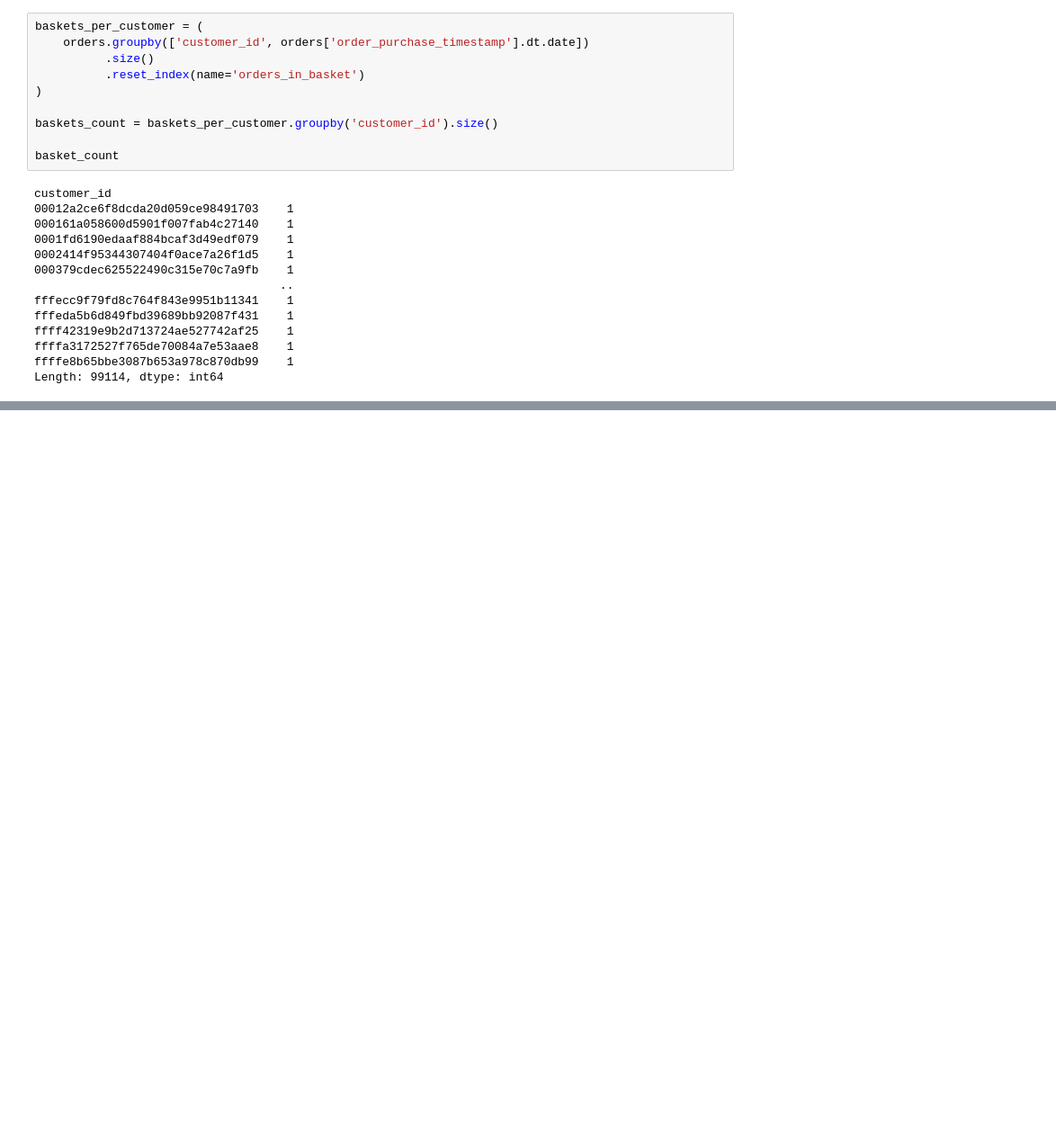
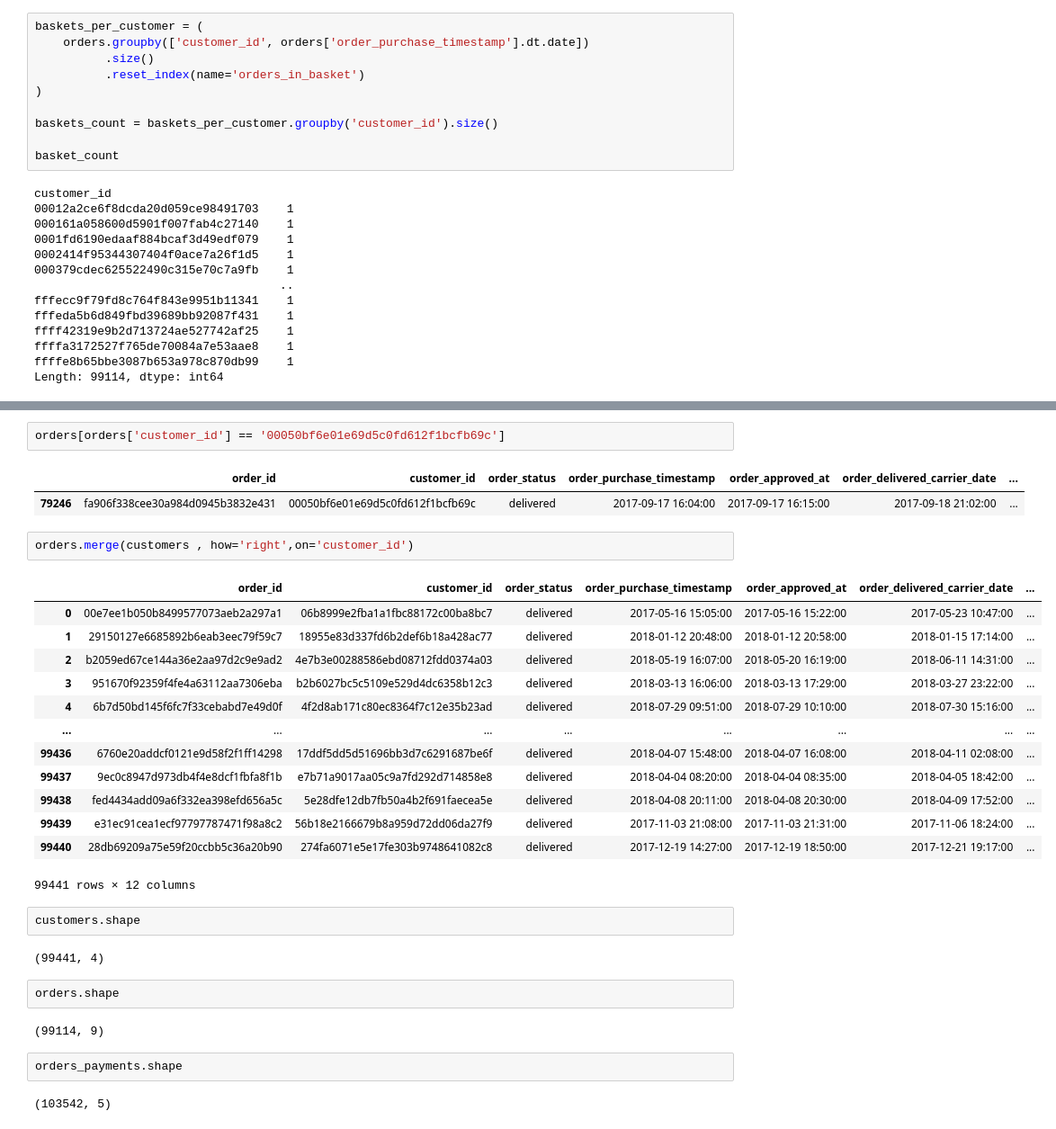
Before and after one commit to sahiljangid04/Customer-360, a Jupyter notebook: assigment_2_Script.ipynb, the cells around one changed output, grey strips where cells are left out. Shown at 90% size. Cells and saved outputs as stored; diff of their text form; blank space fills up the shorter version.

Commit message:
stuck on the problem of 1-1 relationship between the custmoers and orders

```diff
--- a/assigment_2_Script.ipynb
+++ b/assigment_2_Script.ipynb
@@ -360,0 +349,33 @@ no_baskets
+# %%
+orders[orders['customer_id'] == '00050bf6e01e69d5c0fd612f1bcfb69c']
+# %% [output]
+|  | order_id | customer_id | order_status | order_purchase_timestamp | order_approved_at | order_delivered_carrier_date | ... |
+| 79246 | fa906f338cee30a984d0945b3832e431 | 00050bf6e01e69d5c0fd612f1bcfb69c | delivered | 2017-09-17 16:04:00 | 2017-09-17 16:15:00 | 2017-09-18 21:02:00 | ... |
+# %%
+orders.merge(customers , how='right',on='customer_id')
+# %% [output]
+|  | order_id | customer_id | order_status | order_purchase_timestamp | order_approved_at | order_delivered_carrier_date | ... |
+| 0 | 00e7ee1b050b8499577073aeb2a297a1 | 06b8999e2fba1a1fbc88172c00ba8bc7 | delivered | 2017-05-16 15:05:00 | 2017-05-16 15:22:00 | 2017-05-23 10:47:00 | ... |
+| 1 | 29150127e6685892b6eab3eec79f59c7 | 18955e83d337fd6b2def6b18a428ac77 | delivered | 2018-01-12 20:48:00 | 2018-01-12 20:58:00 | 2018-01-15 17:14:00 | ... |
+| 2 | b2059ed67ce144a36e2aa97d2c9e9ad2 | 4e7b3e00288586ebd08712fdd0374a03 | delivered | 2018-05-19 16:07:00 | 2018-05-20 16:19:00 | 2018-06-11 14:31:00 | ... |
+| 3 | 951670f92359f4fe4a63112aa7306eba | b2b6027bc5c5109e529d4dc6358b12c3 | delivered | 2018-03-13 16:06:00 | 2018-03-13 17:29:00 | 2018-03-27 23:22:00 | ... |
+| 4 | 6b7d50bd145f6fc7f33cebabd7e49d0f | 4f2d8ab171c80ec8364f7c12e35b23ad | delivered | 2018-07-29 09:51:00 | 2018-07-29 10:10:00 | 2018-07-30 15:16:00 | ... |
+| ... | ... | ... | ... | ... | ... | ... | ... |
+| 99436 | 6760e20addcf0121e9d58f2f1ff14298 | 17ddf5dd5d51696bb3d7c6291687be6f | delivered | 2018-04-07 15:48:00 | 2018-04-07 16:08:00 | 2018-04-11 02:08:00 | ... |
+| 99437 | 9ec0c8947d973db4f4e8dcf1fbfa8f1b | e7b71a9017aa05c9a7fd292d714858e8 | delivered | 2018-04-04 08:20:00 | 2018-04-04 08:35:00 | 2018-04-05 18:42:00 | ... |
+| 99438 | fed4434add09a6f332ea398efd656a5c | 5e28dfe12db7fb50a4b2f691faecea5e | delivered | 2018-04-08 20:11:00 | 2018-04-08 20:30:00 | 2018-04-09 17:52:00 | ... |
+| 99439 | e31ec91cea1ecf97797787471f98a8c2 | 56b18e2166679b8a959d72dd06da27f9 | delivered | 2017-11-03 21:08:00 | 2017-11-03 21:31:00 | 2017-11-06 18:24:00 | ... |
+| 99440 | 28db69209a75e59f20ccbb5c36a20b90 | 274fa6071e5e17fe303b9748641082c8 | delivered | 2017-12-19 14:27:00 | 2017-12-19 18:50:00 | 2017-12-21 19:17:00 | ... |
+99441 rows × 12 columns
+# %%
+customers.shape
+# %% [output]
+(99441, 4)
+# %%
+orders.shape
+# %% [output]
+(99114, 9)
+# %%
+orders_payments.shape
+# %% [output]
+(103542, 5)
```
Also changed, not shown: parts of 1 cell of this notebook.
